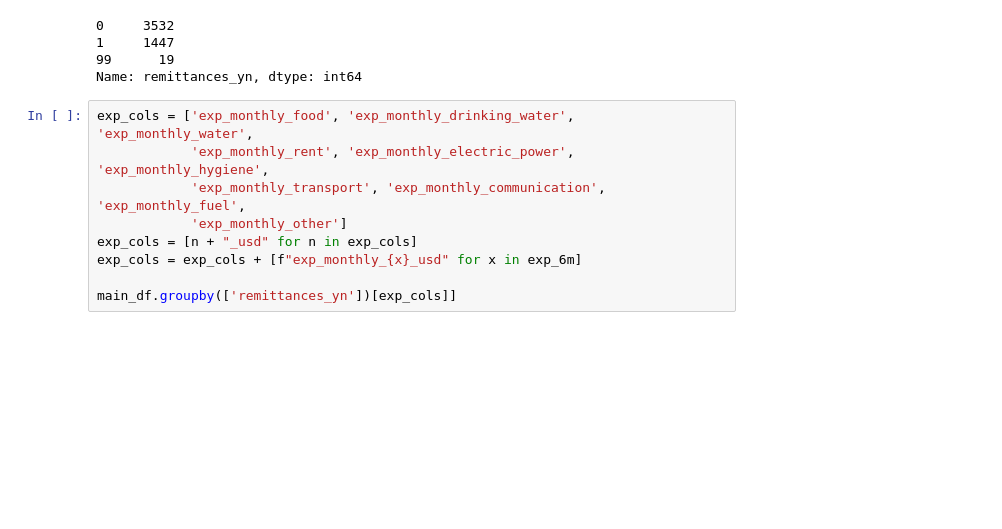
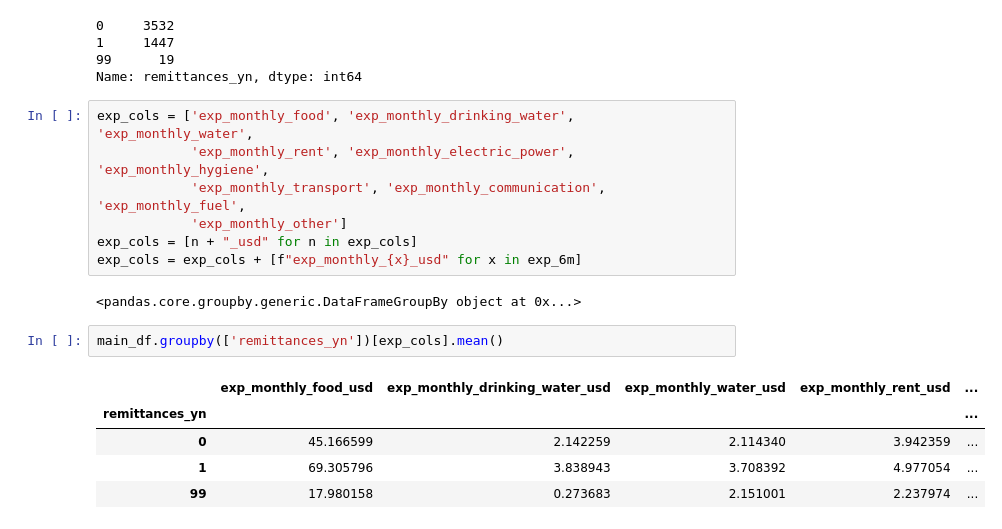
Before and after one commit to lylakirati/MigrationMDT, a Jupyter notebook: clean_data.ipynb, the cells around one changed output. Cells and saved outputs as stored; diff of their text form; blank space fills up the shorter version.

```diff
--- a/clean_data.ipynb
+++ b/clean_data.ipynb
@@ -569,5 +569,13 @@ exp_cols = ['exp_monthly_food', 'exp_monthly_drinking_water', 'exp_monthly_water
             'exp_monthly_other']
 exp_cols = [n + "_usd" for n in exp_cols]
 exp_cols = exp_cols + [f"exp_monthly_{x}_usd" for x in exp_6m]
-
-main_df.groupby(['remittances_yn'])[exp_cols]]
+# %% [output]
+<pandas.core.groupby.generic.DataFrameGroupBy object at 0x...>
+# %%
+main_df.groupby(['remittances_yn'])[exp_cols].mean()
+# %% [output]
+|  | exp_monthly_food_usd | exp_monthly_drinking_water_usd | exp_monthly_water_usd | exp_monthly_rent_usd | ... |
+| remittances_yn |  |  |  |  | ... |
+| 0 | 45.166599 | 2.142259 | 2.114340 | 3.942359 | ... |
+| 1 | 69.305796 | 3.838943 | 3.708392 | 4.977054 | ... |
+| 99 | 17.980158 | 0.273683 | 2.151001 | 2.237974 | ... |
```
Also changed, not shown: parts of 12 cells of this notebook, 3 other files.
